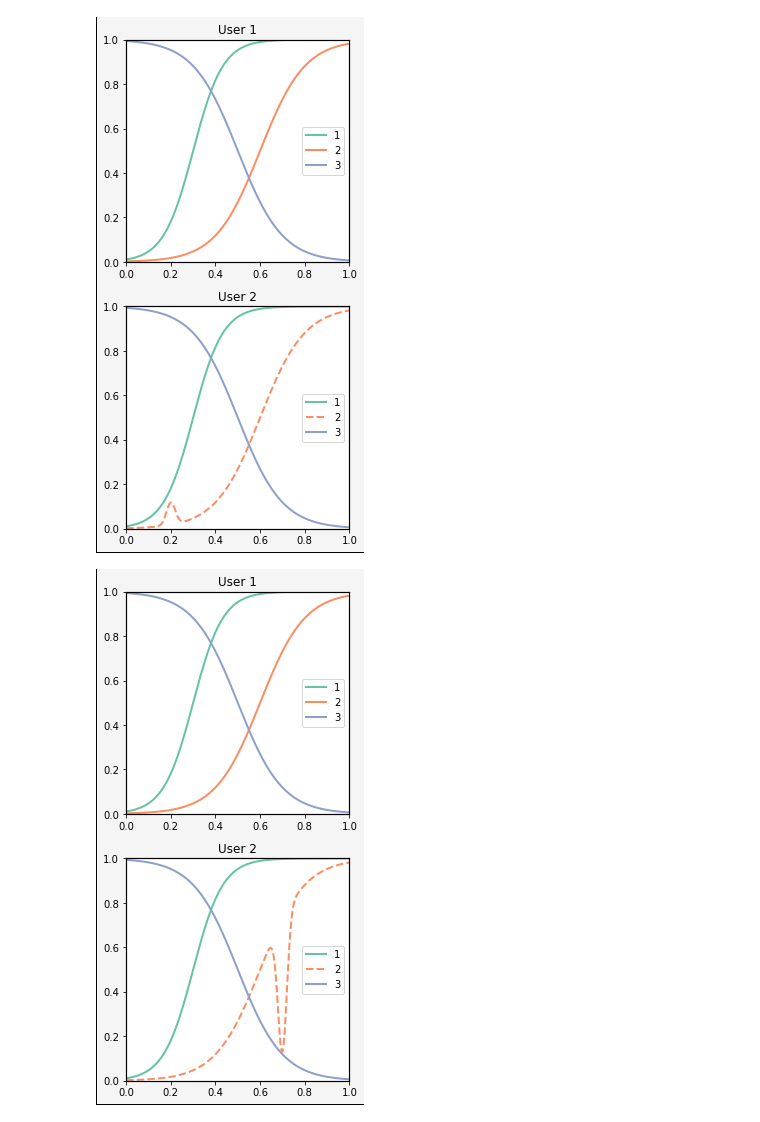
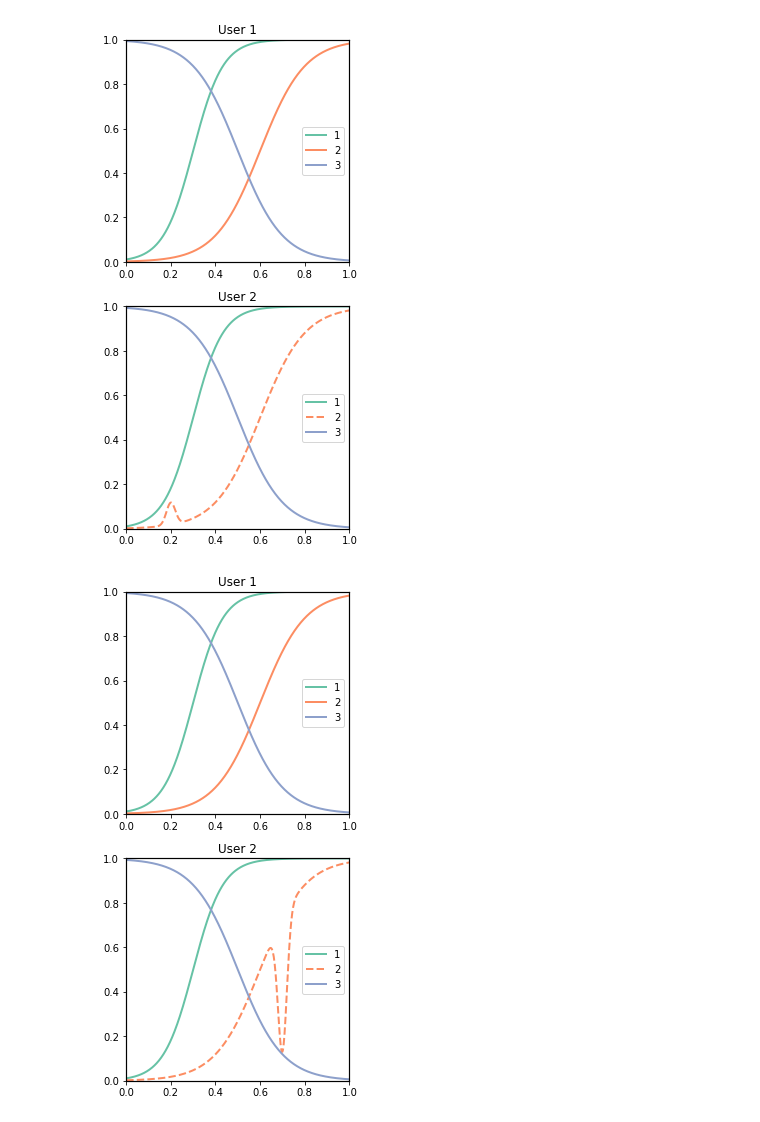
Before and after one commit to Karlmyh/Clustering-Bandit, a Jupyter notebook: plot.ipynb, the cells around one changed output. Drawn from its saved outputs; the diff is of its cells as text; code cells hidden in the pictures.

```diff
--- a/plot.ipynb
+++ b/plot.ipynb
@@ -39,9 +39,6 @@ colors = [cmap(i) for i in range(4)]
 
 def make_frame(fig, axes):
     # 设置 figure 背景色
-    fig.patch.set_facecolor("#f5f5f5")
-    fig.patch.set_edgecolor("black")
-    fig.patch.set_linewidth(2)
     # 设置所有子图的边框
     for ax in axes:
         ax.set_xlim(0,1)
@@ -77,32 +74,32 @@ axes2[0].plot(x, arm3(x), label="3", color=colors[2], linewidth=2)
 
 axes2[1].plot(x, arm1(x), label="1", color=colors[0], linewidth=2)
 axes2[1].plot(x, arm_perturbed_2(x), label="2", color=colors[1], linewidth=2, linestyle="--")
 axes2[1].plot(x, arm3(x), label="3", color=colors[2], linewidth=2)
 
 axes2[0].set_title("User 1")
 axes2[1].set_title("User 2")
 
 make_frame(fig2, axes2)
 
 _ = plt.savefig("./plots/illustration_cluster_discrepancy_2.pdf", bbox_inches='tight')
 
 
 # Figure 3
 fig3, axes3 = plt.subplots(2,1, figsize=(4,9))
 axes3[0].plot(x, arm1(x), label="1", color=colors[0], linewidth=2)
 axes3[0].plot(x, arm2(x), label="2", color=colors[1], linewidth=2)
 axes3[0].plot(x, arm3(x), label="3", color=colors[2], linewidth=2)
 
 axes3[1].plot(x, arm_perturbed_3(x), label="1", color=colors[0], linewidth=2, linestyle="--")
 axes3[1].plot(x, arm2(x), label="2", color=colors[1], linewidth=2)
 axes3[1].plot(x, arm3(x), label="3", color=colors[2], linewidth=2)
 
 axes3[0].set_title("User 1")
 axes3[1].set_title("User 2")
 
 make_frame(fig3, axes3)
 
 _ = plt.savefig("./plots/illustration_cluster_discrepancy_3.pdf", bbox_inches='tight')
 # %% [output]
-[figure, old version]
+[figure, new version]
-[figure, old version]
+[figure, new version]
```
Also changed, not shown: parts of 1 cell of this notebook, 3 other files.
